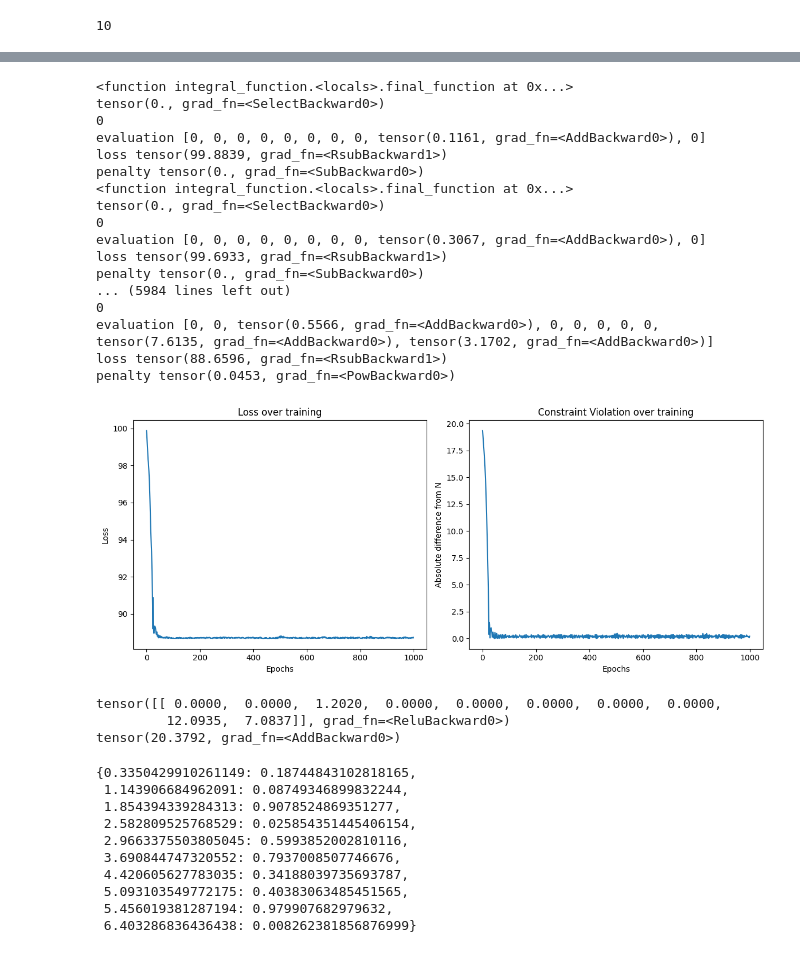
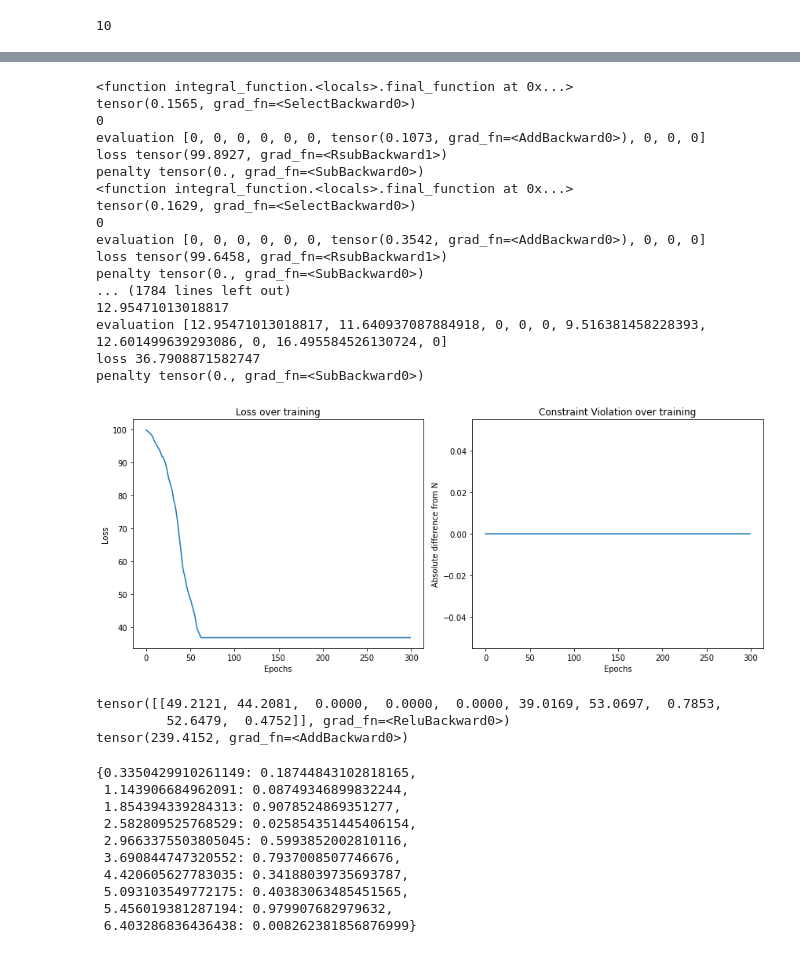
Before and after one commit to HttTavares/phd, a Jupyter notebook: test.ipynb, the cells around one changed output, grey strips where cells are left out. Cells and saved outputs as stored; diff of their text form; code cells hidden in the pictures.

```diff
--- a/test.ipynb
+++ b/test.ipynb
@@ -213,7 +215,7 @@ def custom_loss(output, target, functions, N, print_bool):
 
 # Example usage
 functions = generate_several_rcf( 10, 50 )
-N = 20  # For example
+N = 2000  # For example
 
 net = Net(len(functions))
 optimizer = optim.Adam(net.parameters(), lr=0.005)
@@ -248,7 +250,7 @@ losses = []
 constraint_violations = []
 
     # Training loop
-num_epochs = 1000
+num_epochs = 300
 for epoch in range(num_epochs):
     optimizer.zero_grad()
     output = net(input_data)
@@ -259,7 +261,10 @@ for epoch in range(num_epochs):
 
     # Log metrics
     losses.append(loss.item())
-    constraint_violations.append(abs(output.sum().item() - N))
+    if output.sum() > N:
+        constraint_violations.append(abs(output.sum().item() - N))
+    else:
+        constraint_violations.append(0)
 
 # After training, visualize the metrics
 plt.figure(figsize=(12, 5))
@@ -267,45 +272,45 @@ plt.figure(figsize=(12, 5))
 # Plot loss
 plt.subplot(1, 2, 1)
 plt.plot(losses)
 plt.title("Loss over training")
 plt.xlabel("Epochs")
 plt.ylabel("Loss")
 
 # Plot constraint violation
 plt.subplot(1, 2, 2)
 plt.plot(constraint_violations)
 plt.title("Constraint Violation over training")
 plt.xlabel("Epochs")
 plt.ylabel("Absolute difference from N")
 
 plt.tight_layout()
 plt.show()
 
 
 
 # After training, output should be close to the optimal x values
 result = net(input_data)
 print(result)
 print(sum(sum(result)))
 # %% [output]
 <function integral_function.<locals>.final_function at 0x...>
-tensor(0., grad_fn=<SelectBackward0>)
+tensor(0.1565, grad_fn=<SelectBackward0>)
 0
-evaluation [0, 0, 0, 0, 0, 0, 0, 0, tensor(0.1161, grad_fn=<AddBackward0>), 0]
-loss tensor(99.8839, grad_fn=<RsubBackward1>)
+evaluation [0, 0, 0, 0, 0, 0, tensor(0.1073, grad_fn=<AddBackward0>), 0, 0, 0]
+loss tensor(99.8927, grad_fn=<RsubBackward1>)
 penalty tensor(0., grad_fn=<SubBackward0>)
 <function integral_function.<locals>.final_function at 0x...>
-tensor(0., grad_fn=<SelectBackward0>)
+tensor(0.1629, grad_fn=<SelectBackward0>)
 0
-evaluation [0, 0, 0, 0, 0, 0, 0, 0, tensor(0.3067, grad_fn=<AddBackward0>), 0]
-loss tensor(99.6933, grad_fn=<RsubBackward1>)
+evaluation [0, 0, 0, 0, 0, 0, tensor(0.3542, grad_fn=<AddBackward0>), 0, 0, 0]
+loss tensor(99.6458, grad_fn=<RsubBackward1>)
 penalty tensor(0., grad_fn=<SubBackward0>)
-... (5984 lines left out)
-0
-evaluation [0, 0, tensor(0.5566, grad_fn=<AddBackward0>), 0, 0, 0, 0, 0, tensor(7.6135, grad_fn=<AddBackward0>), tensor(3.1702, grad_fn=<AddBackward0>)]
-loss tensor(88.6596, grad_fn=<RsubBackward1>)
-penalty tensor(0.0453, grad_fn=<PowBackward0>)
+... (1784 lines left out)
+12.95471013018817
+evaluation [12.95471013018817, 11.640937087884918, 0, 0, 0, 9.516381458228393, 12.601499639293086, 0, 16.495584526130724, 0]
+loss 36.7908871582747
+penalty tensor(0., grad_fn=<SubBackward0>)
-[figure, old version]
+[figure, new version]
-tensor([[ 0.0000,  0.0000,  1.2020,  0.0000,  0.0000,  0.0000,  0.0000,  0.0000,
-         12.0935,  7.0837]], grad_fn=<ReluBackward0>)
-tensor(20.3792, grad_fn=<AddBackward0>)
+tensor([[49.2121, 44.2081,  0.0000,  0.0000,  0.0000, 39.0169, 53.0697,  0.7853,
+         52.6479,  0.4752]], grad_fn=<ReluBackward0>)
+tensor(239.4152, grad_fn=<AddBackward0>)
```
Also changed, not shown: parts of 3 cells of this notebook.
